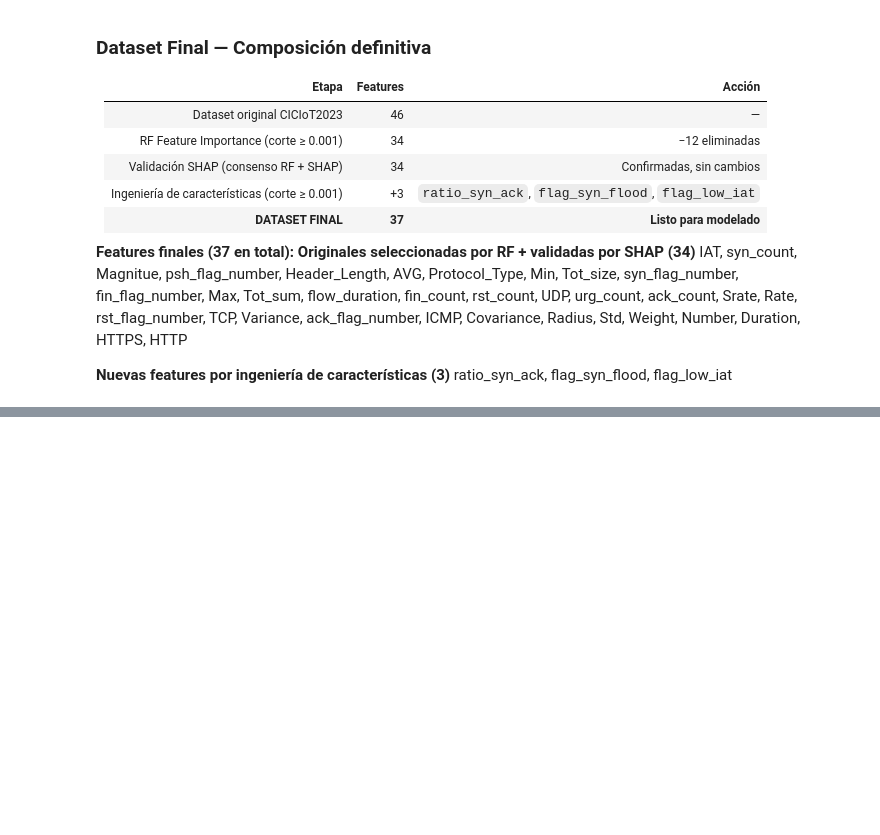
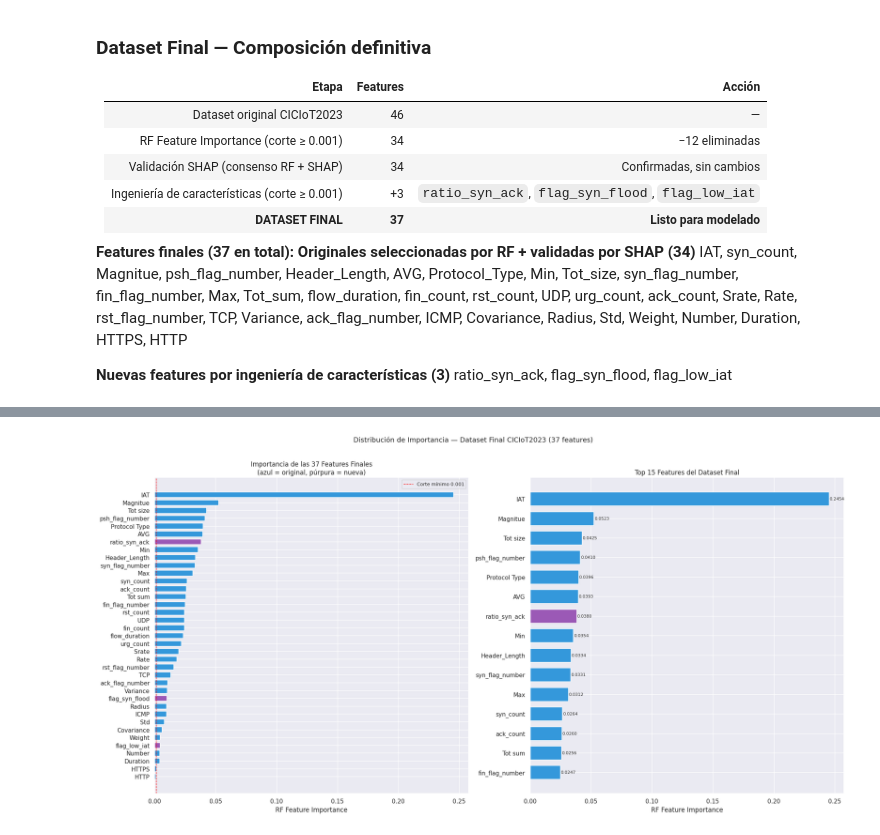
Before and after one commit to xtsebas/iot-intrusion-detection-ml, a Jupyter notebook: notebooks/Parte_1.ipynb, the cells around one changed output, grey strips where cells are left out. Saved outputs shown, nothing was run; the diff lists cells and outputs as text; code cells hidden in the pictures; blank space fills up the shorter version.

Commit message:
Feat: Parte final con caracteristicas nuevas implementadas

```diff
--- a/notebooks/Parte_1.ipynb
+++ b/notebooks/Parte_1.ipynb
@@ -1726,0 +1899,17 @@ ratio_syn_ack, flag_syn_flood, flag_low_iat
+# %%
+np.save(f'{DRIVE_PATH}X_train_final.npy', X_train_final)
+np.save(f'{DRIVE_PATH}X_test_final.npy',  X_test_final)
+np.save(f'{DRIVE_PATH}features_finales.npy', np.array(features_finales))
+
+with open(f'{DRIVE_PATH}feat_eng_thresholds.pkl', 'wb') as f:
+    pickle.dump(thresholds, f)
+
+print('Archivos guardados en Google Drive:')
+archivos_guardados = [
+    ('X_train_final.npy',        f'{X_train_final.shape}'),
+    ('X_test_final.npy',         f'{X_test_final.shape}'),
+    ('features_finales.npy',     f'{len(features_finales)} features'),
+    ('feat_eng_thresholds.pkl',  'umbrales flag_high_rate y flag_low_iat'),
+]
+for nombre, descripcion in archivos_guardados:
+    print(f'  ✓  {nombre:<35} {descripcion}')
@@ -1726,0 +1960,47 @@ ratio_syn_ack, flag_syn_flood, flag_low_iat
+# %%
+imp_final = imp_expandido[
+    imp_expandido['feature'].isin(features_finales)
+].sort_values('importance', ascending=True)
+
+colores_final = [
+    '#9b59b6' if f in features_nuevas_ok else '#3498db'
+    for f in imp_final['feature']
+]
+
+fig, axes = plt.subplots(1, 2, figsize=(20, 10))
+
+# Panel izquierdo: todas las 37 features
+axes[0].barh(imp_final['feature'], imp_final['importance'],
+             color=colores_final, edgecolor='white', height=0.7)
+axes[0].set_title('Importancia de las 37 Features Finales\n'
+                  '(azul = original, púrpura = nueva)',
+                  fontsize=12)
+axes[0].set_xlabel('RF Feature Importance')
+axes[0].axvline(x=0.001, color='red', linestyle='--',
+                linewidth=1, label='Corte mínimo 0.001')
+axes[0].legend(fontsize=9)
+
+# Panel derecho: top 15 features del dataset final
+top15 = imp_final.tail(15)
+colores_top15 = [
+    '#9b59b6' if f in features_nuevas_ok else '#3498db'
+    for f in top15['feature']
+]
+axes[1].barh(top15['feature'], top15['importance'],
+             color=colores_top15, edgecolor='white', height=0.7)
+axes[1].set_title('Top 15 Features del Dataset Final',
+                  fontsize=12)
+axes[1].set_xlabel('RF Feature Importance')
+
+# Anotar valores
+for bar, val in zip(axes[1].patches, top15['importance'].values):
+    axes[1].text(bar.get_width() + 0.0005, bar.get_y() + bar.get_height()/2,
+                 f'{val:.4f}', va='center', fontsize=8)
+
+plt.suptitle('Distribución de Importancia — Dataset Final CICIoT2023 (37 features)',
+             fontsize=13, y=1.01)
+plt.tight_layout()
+plt.savefig(f'{DRIVE_PATH}dataset_final_importancia.png', bbox_inches='tight')
+plt.show()
+# %% [output]
+[figure, added]
```
Also changed, not shown: parts of 11 cells of this notebook.
